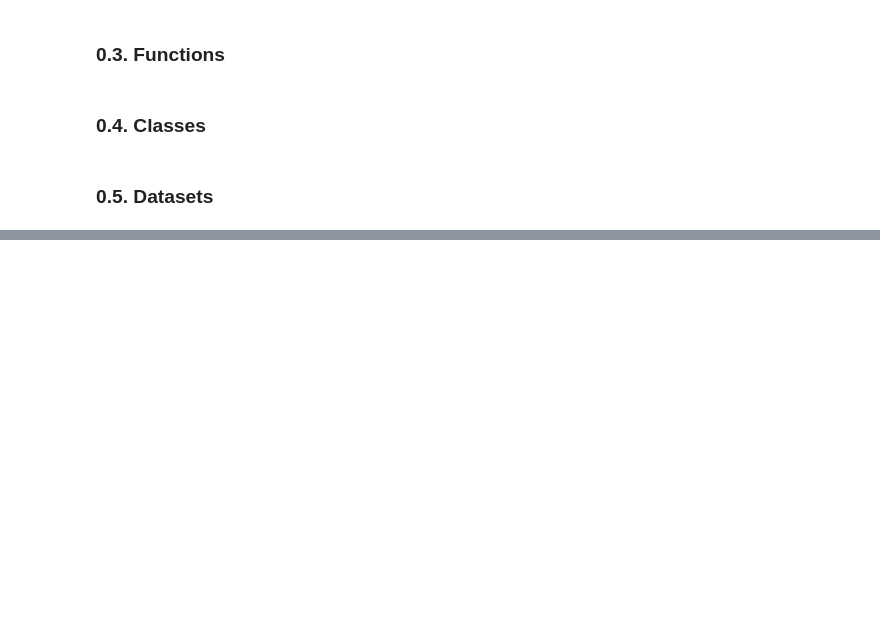
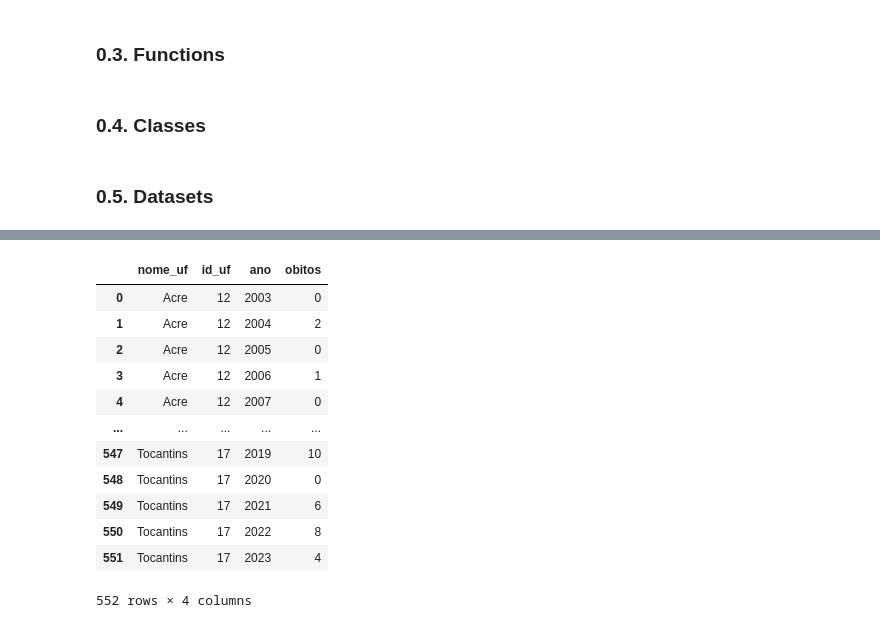
Before and after one commit to caiocasagrande/dengue_analysis, a Jupyter notebook: notebooks/notebook.ipynb, the cells around one changed output, grey strips where cells are left out. Cells and saved outputs as stored; diff of their text form; code cells hidden in the pictures; blank space fills up the shorter version.

```diff
--- a/notebooks/notebook.ipynb
+++ b/notebooks/notebook.ipynb
@@ -138,0 +115,15 @@ None
+# %%
+# Óbitos de dengue em 2003 a 2006
+df_obitos_06 = ObitosDengueUF20012006().process_data()
+
+# Óbitos de dengue em 2007 a 2013
+df_obitos_13 = ObitosDengueUF20072013().process_data()
+
+# Óbitos de dengue em 2014 a 2023
+df_obitos_23 = ObitosDengueUF20142023().process_data()
+
+# Concatenando os dataframes
+df_concat2  = pd.concat([df_obitos_06, df_obitos_13, df_obitos_23], ignore_index=True)
+
+# Somando casos duplicados de 2013
+df_obitos   = df_concat2.groupby(['nome_uf', 'id_uf', 'ano']).sum().reset_index()
@@ -138,0 +152,16 @@ None
+# %%
+df_obitos
+# %% [output]
+|  | nome_uf | id_uf | ano | obitos |
+| 0 | Acre | 12 | 2003 | 0 |
+| 1 | Acre | 12 | 2004 | 2 |
+| 2 | Acre | 12 | 2005 | 0 |
+| 3 | Acre | 12 | 2006 | 1 |
+| 4 | Acre | 12 | 2007 | 0 |
+| ... | ... | ... | ... | ... |
+| 547 | Tocantins | 17 | 2019 | 10 |
+| 548 | Tocantins | 17 | 2020 | 0 |
+| 549 | Tocantins | 17 | 2021 | 6 |
+| 550 | Tocantins | 17 | 2022 | 8 |
+| 551 | Tocantins | 17 | 2023 | 4 |
+552 rows × 4 columns
```
Also changed, not shown: parts of 10 cells of this notebook.
